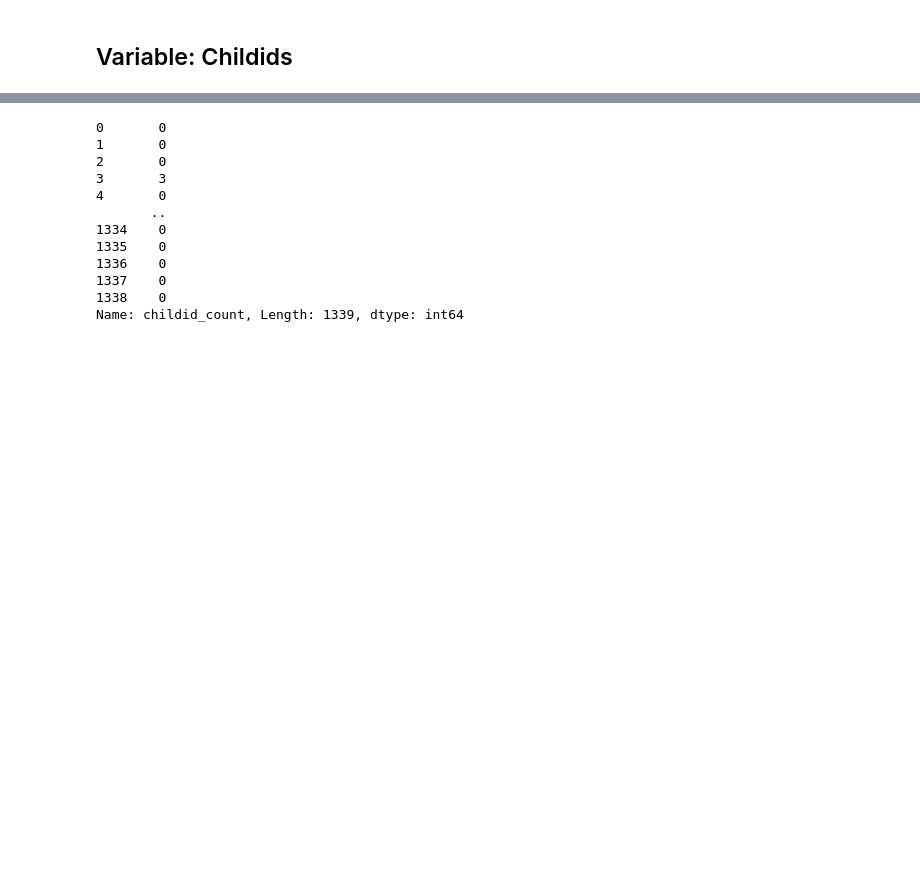
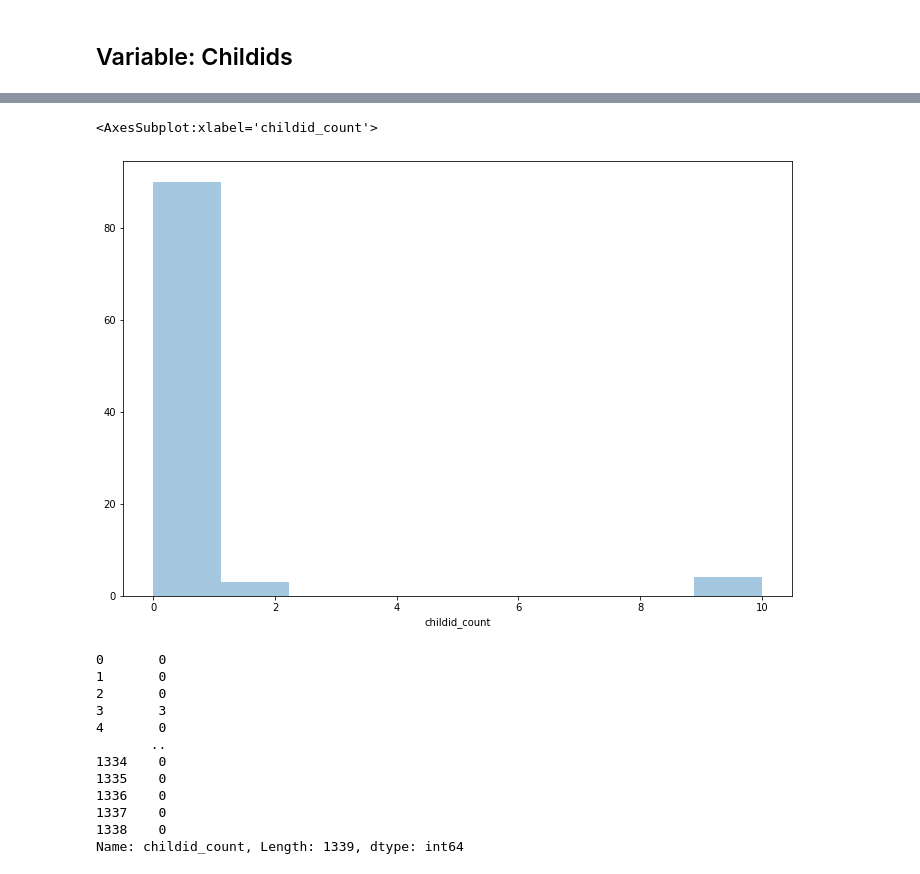
Before and after one commit to SamuelD-Data/hearthstone_project, a Jupyter notebook: hearthstone_project_notebook.ipynb, the cells around one changed output, grey strips where cells are left out. Cells and saved outputs as stored; diff of their text form; code cells hidden in the pictures; blank space fills up the shorter version.

Commit message:
added histogram for childid counts for single class

```diff
--- a/hearthstone_project_notebook.ipynb
+++ b/hearthstone_project_notebook.ipynb
@@ -1420,0 +1415,3 @@ RuntimeError: Selected KDE bandwidth is 0. Cannot estiamte density.
+# %%
+warrior_cards = df[df.name_prime_hero_class == 'warrior']
+warrior_cards
@@ -1421,3 +1432,8 @@ RuntimeError: Selected KDE bandwidth is 0. Cannot estiamte density.
+# %%
+sns.distplot(warrior_cards["childid_count"], hist=True, kde=False )
+# %% [output]
+<AxesSubplot:xlabel='childid_count'>
+[figure, added]
 # %%
 df.childid_count
 # %% [output]
```
Also changed, not shown: parts of 6 cells of this notebook.
